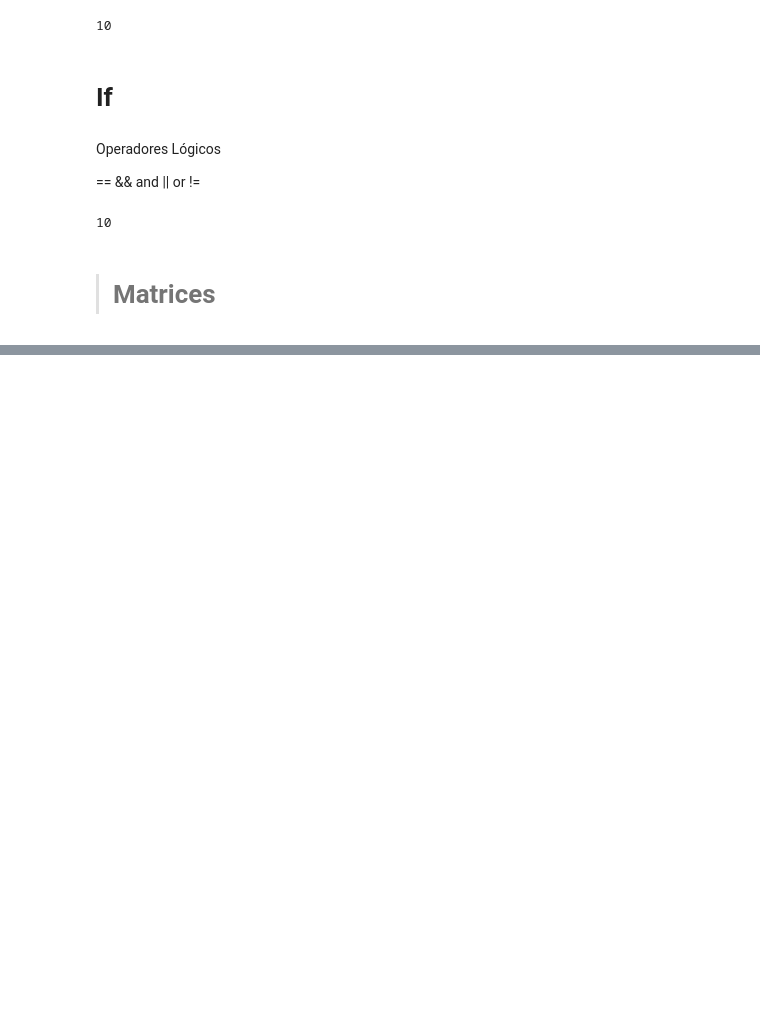
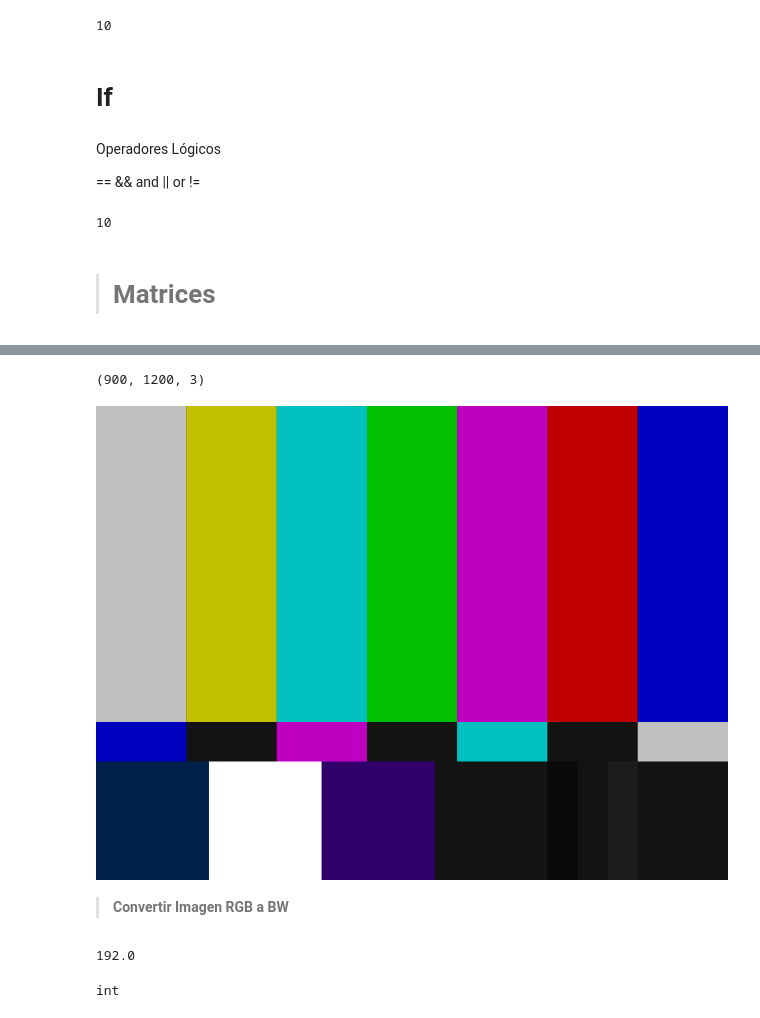
Before and after one commit to SirCarlitros/Math2, a Jupyter notebook: Math2CondorClase01.ipynb, the cells around one changed output, grey strips where cells are left out. Cells and saved outputs as stored; diff of their text form; code cells hidden in the pictures; blank space fills up the shorter version.

```diff
--- a/Math2CondorClase01.ipynb
+++ b/Math2CondorClase01.ipynb
@@ -69,0 +292,12 @@ array([[2, 2, 3, 4],
+# %%
+imagenColorArrayCorrecto =  np.reshape(imagenColorArray, (imagenColor.height, imagenColor.width,3))
+# %%
+imagenColorArrayCorrecto.shape
+# %% [output]
+(900, 1200, 3)
+# %%
+Image.fromarray(imagenColorArrayCorrecto, 'RGB')
+# %% [output]
+[figure, added]
+# %% [markdown]
+> **Convertir Imagen RGB a BW**
@@ -69,0 +308,9 @@ array([[2, 2, 3, 4],
+# %%
+a = imagenColorReshape[1][1]
+a.mean()
+# %% [output]
+192.0
+# %%
+type(round((12+12+13)/3))
+# %% [output]
+int
```
Also changed, not shown: parts of 44 cells of this notebook.
